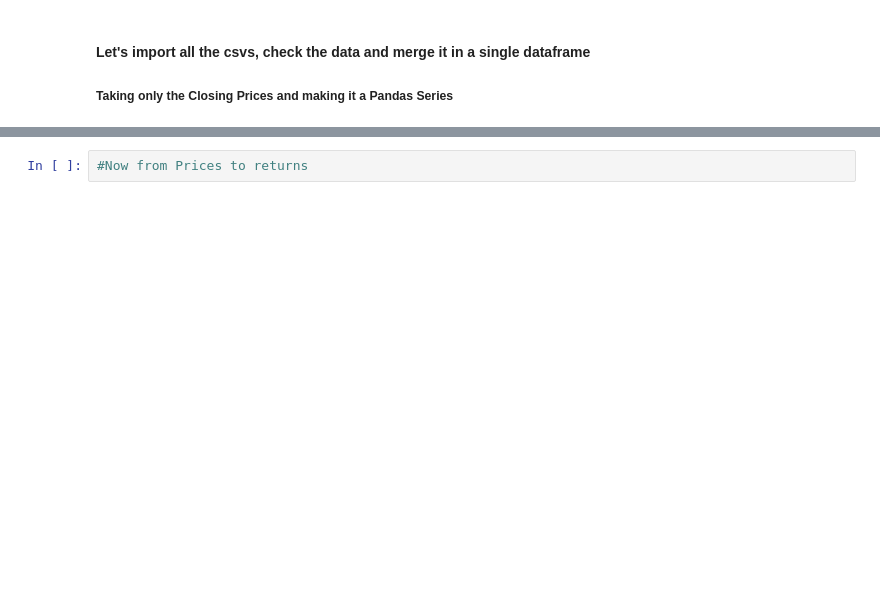
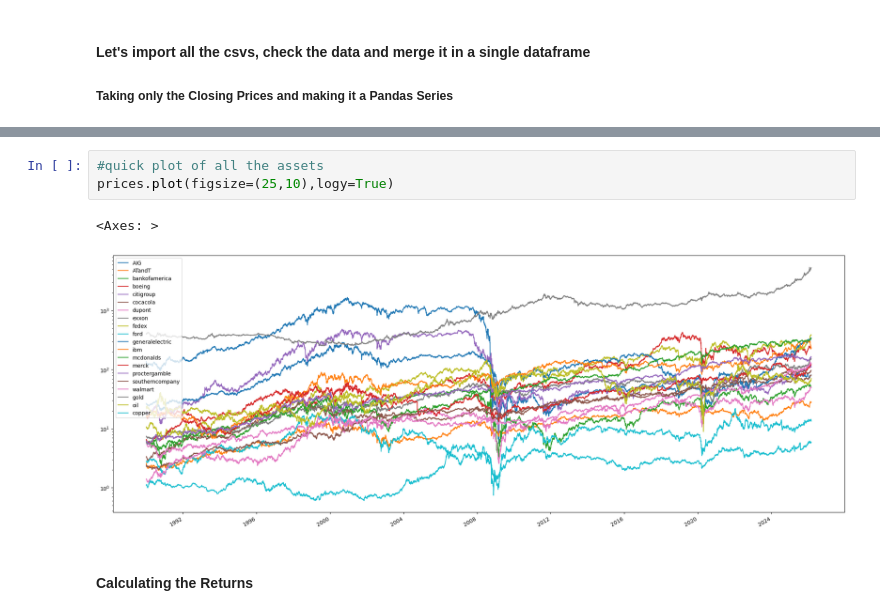
Before and after one commit to MatCuns/Covariance-Based-Dynamic-Risk-Parity-Portfolio-with-Volatility-Targeting, a Jupyter notebook: Dynamic_Risk_Parity_and_Volatility_Targeting.ipynb, the cells around one changed output, grey strips where cells are left out. Drawn from its saved outputs; the diff is of its cells as text; blank space fills up the shorter version.

```diff
--- a/Dynamic_Risk_Parity_and_Volatility_Targeting.ipynb
+++ b/Dynamic_Risk_Parity_and_Volatility_Targeting.ipynb
@@ -88,2 +90,8 @@ prices
 # %%
-#Now from Prices to returns
+#quick plot of all the assets
+prices.plot(figsize=(25,10),logy=True)
+# %% [output]
+<Axes: >
+[figure, added]
+# %% [markdown]
+#### Calculating the Returns
```
Also changed, not shown: parts of 25 cells of this notebook.
